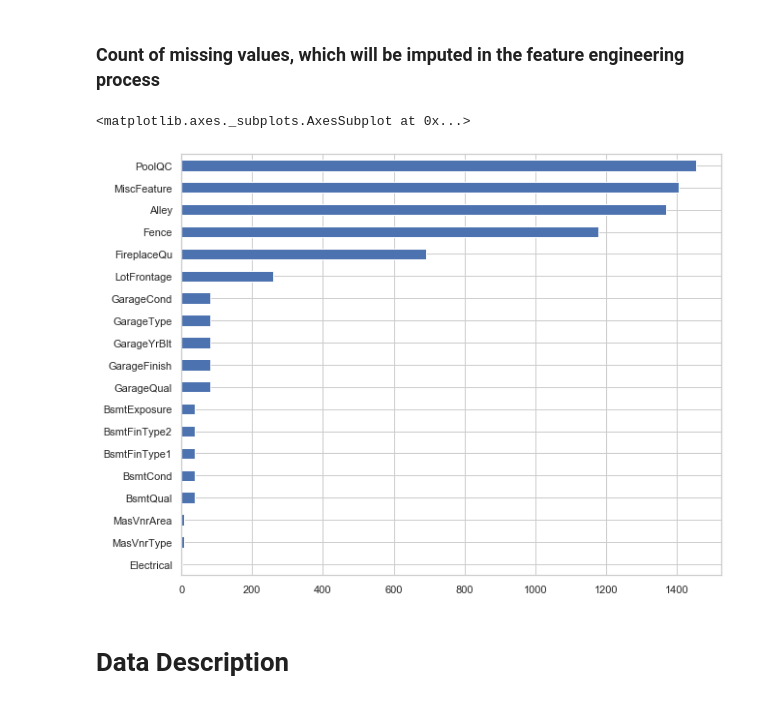
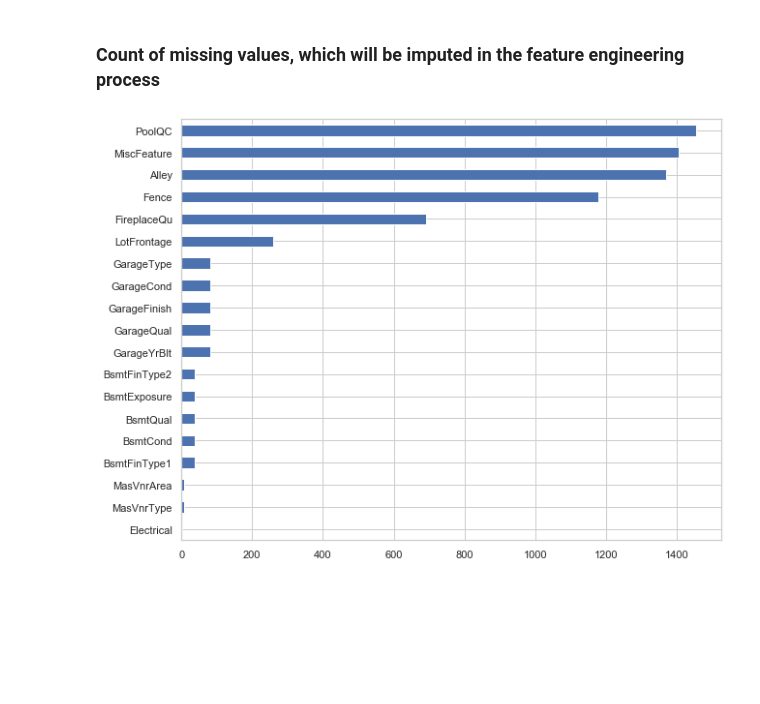
Before and after one commit to ryanhpark/HousingPricePrediction_ML, a Jupyter notebook: Ryan/EDA.ipynb, the cells around one changed output. Drawn from its saved outputs; the diff is of its cells as text; code cells hidden in the pictures; blank space fills up the shorter version.

```diff
--- a/Ryan/EDA.ipynb
+++ b/Ryan/EDA.ipynb
@@ -108,10 +184,7 @@ array([[<matplotlib.axes._subplots.AxesSubplot object at 0x...>,
 # %% [markdown]
 ### Count of missing values, which will be imputed in the feature engineering process
 # %%
-missing = pd.DataFrame(features.isna().sum().sort_values(), columns = ["Count_NaN"])
-missing[missing["Count_NaN"] > 0].plot(kind= 'barh', figsize=(10,8),legend = None)
+missing = pd.DataFrame(train.isna().sum().sort_values(), columns = ["Count_NaN"])
+missing[missing["Count_NaN"] > 0].plot(kind= 'barh', figsize=(10,8),legend = None);
 # %% [output]
-<matplotlib.axes._subplots.AxesSubplot at 0x...>
-[figure, old version]
+[figure, new version]
-# %% [markdown]
-# Data Description
```
Also changed, not shown: parts of 17 cells of this notebook.
